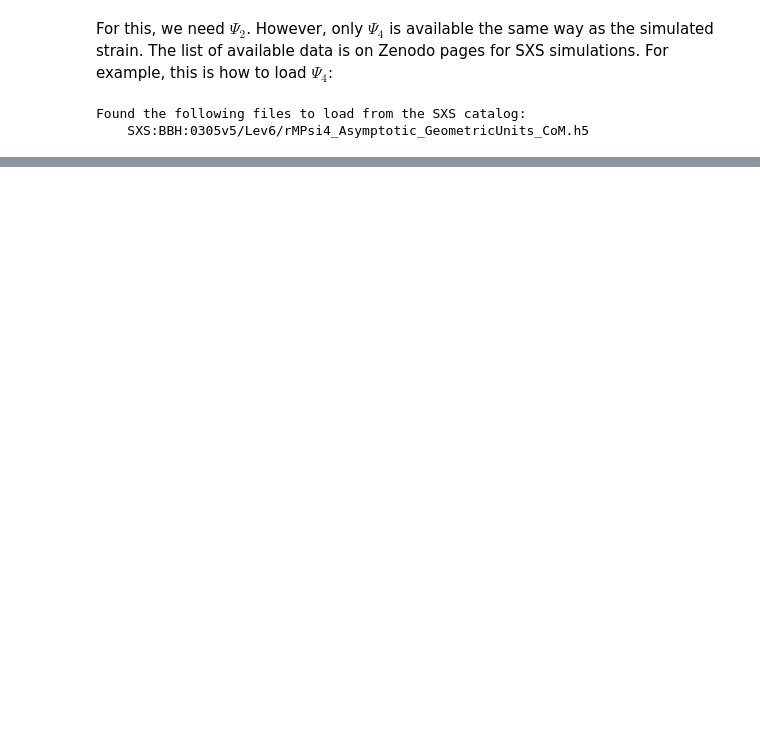
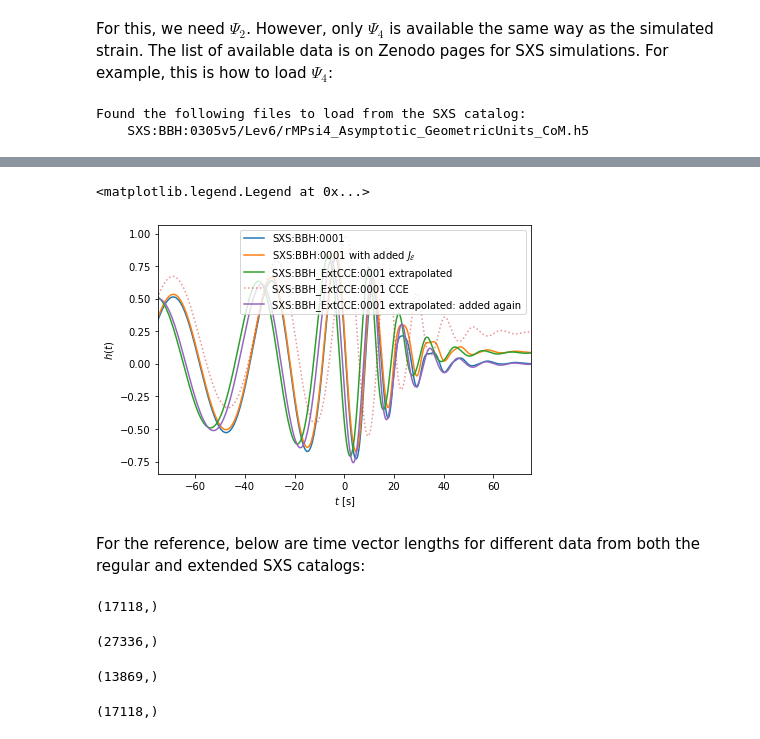
Before and after one commit to bvgoncharov/gwmem_2022, a Jupyter notebook: demo_sxs_memory.ipynb, the cells around one changed output, grey strips where cells are left out. Cells and saved outputs as stored; diff of their text form; code cells hidden in the pictures; blank space fills up the shorter version.

```diff
--- a/demo_sxs_memory.ipynb
+++ b/demo_sxs_memory.ipynb
@@ -190,0 +164,4 @@ dir(h)
+# %%
+peak_time = hh.max_norm_time()
+i1, i2 = 0, hh.n_times
+ia, ib = hh.index_closest_to(peak_time-220), hh.index_closest_to(peak_time+170)
@@ -190,0 +170,2 @@ dir(h)
+# %%
+h_𝓔 = sxs.waveforms.memory.add_memory(hh)
@@ -190,0 +174,8 @@ dir(h)
+# %%
+J_m = sxs.waveforms.memory.J_m(hh_ext_mem[i1:i2], hh_psi2[i1:i2])
+#J_𝓔 = sxs.waveforms.memory.J_E(hh_ext_mem[i1:i2]) # Displacement memory is already added
+J_N̂ = sxs.waveforms.memory.J_Nhat(hh_ext_mem[i1:i2], hh_psi2[i1:i2])
+J_𝓙 = sxs.waveforms.memory.J_J(hh_ext_mem[i1:i2])
+
+#J = J_m + J_𝓔 + J_N̂ + J_𝓙 # Displacement memory is already added
+J = J_m + J_N̂ + J_𝓙
@@ -190,0 +186,34 @@ dir(h)
+# %%
+plt.plot(hh.t - hh.t[hh.index_closest_to(hh.max_norm_time())], np.sum(hh,axis=1), label='SXS:BBH:0001')
+plt.plot(h_𝓔.t - h_𝓔.t[h_𝓔.index_closest_to(h_𝓔.max_norm_time())], np.sum(h_𝓔,axis=1), label='SXS:BBH:0001 with added $J_\mathcal{E}$')
+plt.plot(hh_ext_mem.t - hh_ext_mem.t[hh_ext_mem.index_closest_to(hh_ext_mem.max_norm_time())], np.sum(hh_ext_mem,axis=1), label='SXS:BBH_ExtCCE:0001 extrapolated')
+plt.plot(hh_cce_mem.t - hh_cce_mem.t[hh_cce_mem.index_closest_to(hh_cce_mem.max_norm_time())], np.sum(hh_cce_mem,axis=1), linestyle=':', alpha=0.5, label='SXS:BBH_ExtCCE:0001 CCE')
+# Below one is normalized empirically
+plt.plot(J.t[1000:] - 5980, np.sum(J.data[1000:,],axis=1),label='SXS:BBH_ExtCCE:0001 extrapolated: added again')
+plt.tight_layout()
+plt.xlabel('$t$ [s]')
+plt.ylabel('$h(t)$')
+#plt.ylim([0, 0.1])
+plt.xlim([-75, 75])
+plt.legend()
+# %% [output]
+<matplotlib.legend.Legend at 0x...>
+[figure, added]
+# %% [markdown]
+For the reference, below are time vector lengths for different data from both the regular and extended SXS catalogs:
+# %%
+hh_psi2.t.shape
+# %% [output]
+(17118,)
+# %%
+hh.t.shape
+# %% [output]
+(27336,)
+# %%
+psi4.t.shape
+# %% [output]
+(13869,)
+# %%
+hh_ext_mem.t.shape
+# %% [output]
+(17118,)
```
Also changed, not shown: parts of 22 cells of this notebook.
